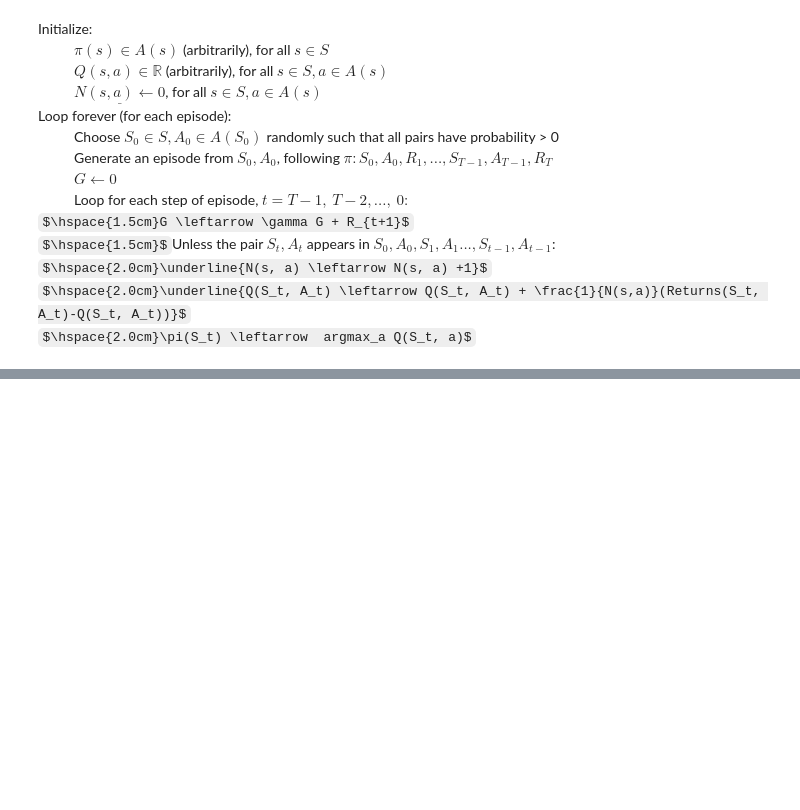
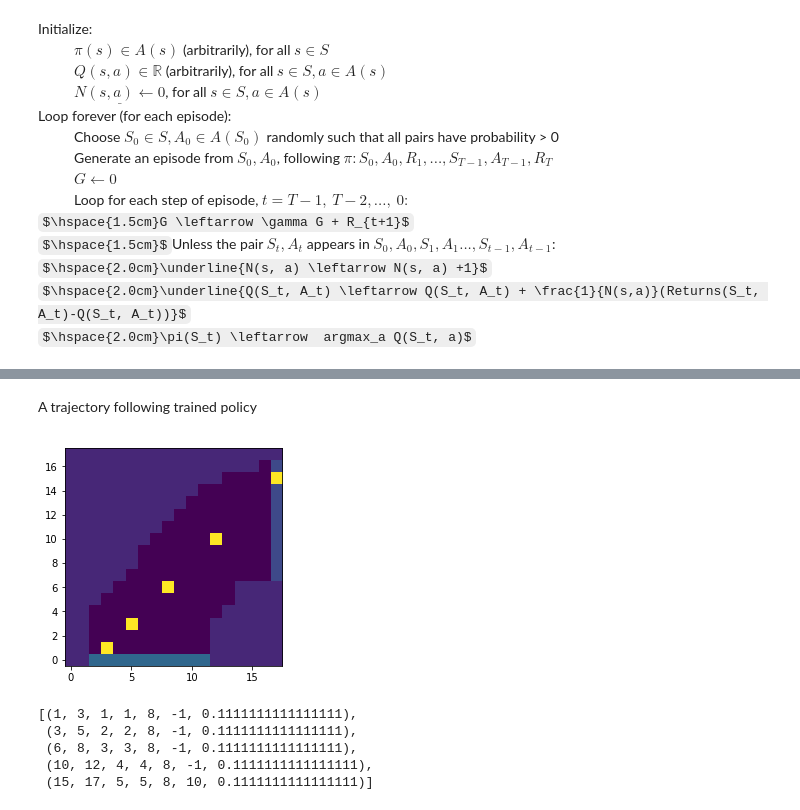
Before and after one commit to makashy/RLBookSolutions, a Jupyter notebook: RL CH5.ipynb, the cells around one changed output, grey strips where cells are left out. Drawn from its saved outputs; the diff is of its cells as text; code cells hidden in the pictures; some formulas as TeX source; blank space fills up the shorter version.

```diff
--- a/RL CH5.ipynb
+++ b/RL CH5.ipynb
@@ -44,0 +160,30 @@ $\hspace{2.0cm}\pi(S_t) \leftarrow  argmax_a Q(S_t, a)$
+# %%
+# first state (random)
+s = agent.random_start() + (0, 0)
+# a log list for episode
+episode = list()
+
+while True:
+    a = np.int16(pi[s])
+    s, r = agent.environment(s, a)
+    episode.append(s + ( a, r, 1.0/9))
+    if agent.grid_map[s[:2]] == rt.GOAL:
+        break
+# %% [markdown]
+A trajectory following trained policy
+# %%
+mp = gridmap.copy()
+for e in episode:
+    mp[e[:2]] = 9
+plt.imshow(mp)
+plt.gca().invert_yaxis()
+# %% [output]
+[figure, added]
+# %%
+episode
+# %% [output]
+[(1, 3, 1, 1, 8, -1, 0.1111111111111111),
+ (3, 5, 2, 2, 8, -1, 0.1111111111111111),
+ (6, 8, 3, 3, 8, -1, 0.1111111111111111),
+ (10, 12, 4, 4, 8, -1, 0.1111111111111111),
+ (15, 17, 5, 5, 8, 10, 0.1111111111111111)]
```
Also changed, not shown: parts of 25 cells of this notebook, 1 other file.
